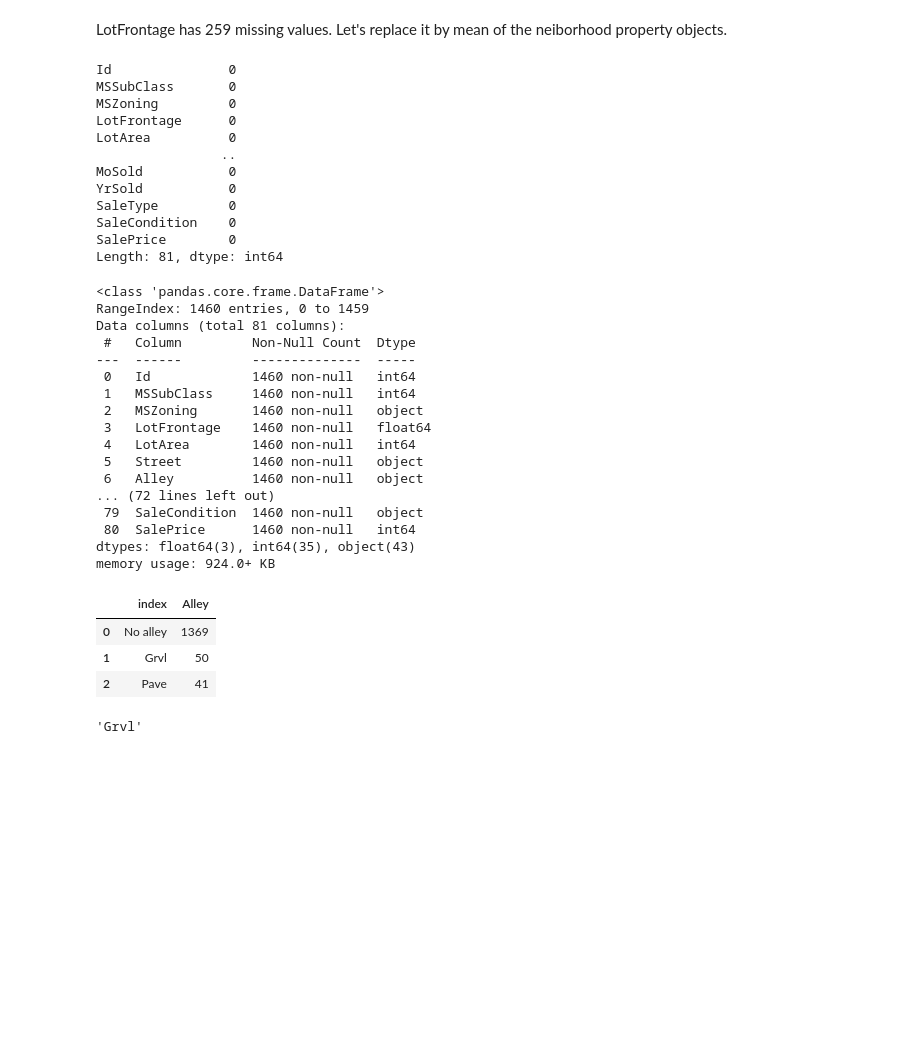
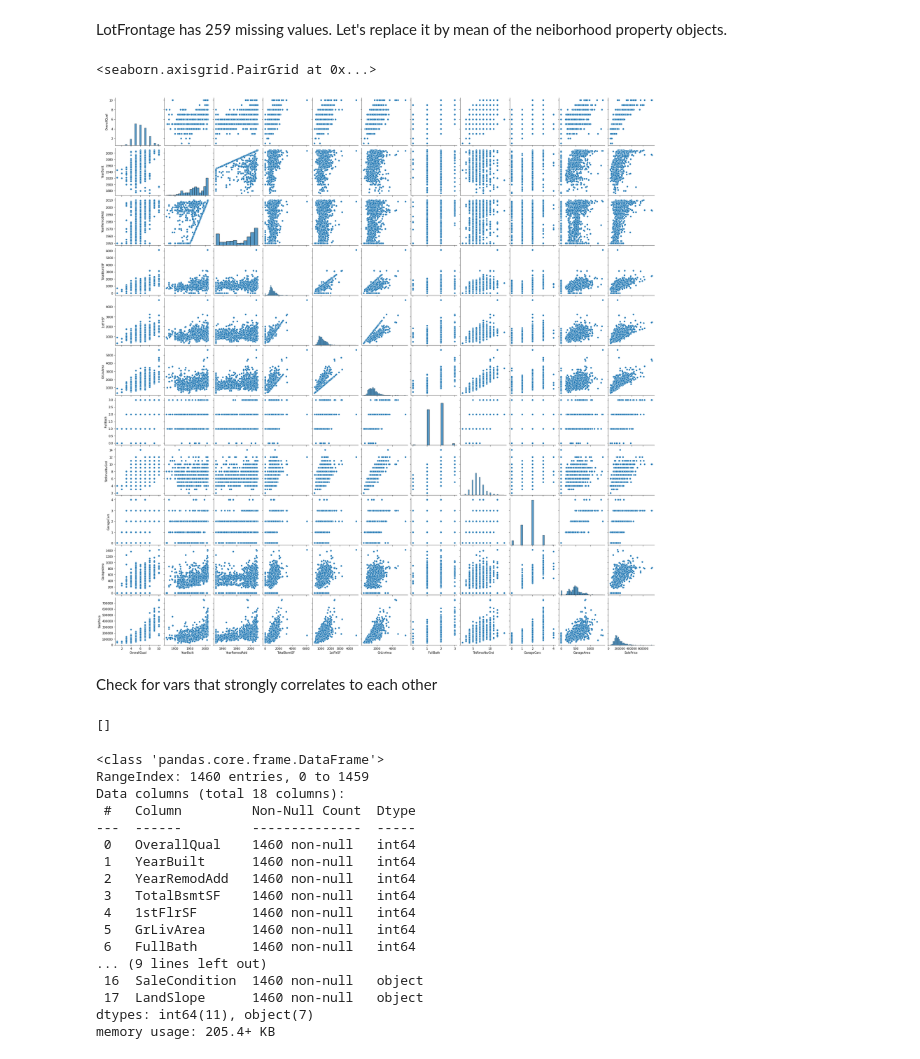
Before and after one commit to myredex/kaggle_house_price_prediction, a Jupyter notebook: kaggle-house-prices-basics.ipynb, the cells around one changed output. Cells and saved outputs as stored; diff of their text form; code cells hidden in the pictures; blank space fills up the shorter version.

```diff
--- a/kaggle-house-prices-basics.ipynb
+++ b/kaggle-house-prices-basics.ipynb
@@ -645,0 +652,6 @@ Length: 81, dtype: int64
+# %%
+important_num_cols = list(train.corr()["SalePrice"][(train.corr()["SalePrice"]>0.50) | (train.corr()["SalePrice"]<-0.50)].index)
+cat_cols = ["MSZoning", "Utilities","BldgType","Heating","KitchenQual","SaleCondition","LandSlope"]
+important_cols = important_num_cols + cat_cols
+train_df = train[important_cols]
+train_df.head()
@@ -666,15 +693,7 @@ train['MiscFeature']=train['MiscFeature'].fillna('None')
-# %%
-train.isnull().sum()
-# %% [output]
-Id               0
-MSSubClass       0
-MSZoning         0
-LotFrontage      0
-LotArea          0
-                ..
-MoSold           0
-YrSold           0
-SaleType         0
-SaleCondition    0
-SalePrice        0
-Length: 81, dtype: int64
+# %%
+sns.pairplot(train_df[important_cols])
+# %% [output]
+<seaborn.axisgrid.PairGrid at 0x...>
+[figure, added]
+# %% [markdown]
+Check for vars that strongly correlates to each other
@@ -681,20 +723,25 @@ Length: 81, dtype: int64
+# %%
+# Run function and get the list of vars
+get_vars_list_with_strong_correlation(train_df)
+# %% [output]
+[]
 # %%
-train.info()
+train_df.info()
 # %% [output]
 <class 'pandas.core.frame.DataFrame'>
 RangeIndex: 1460 entries, 0 to 1459
-Data columns (total 81 columns):
+Data columns (total 18 columns):
  #   Column         Non-Null Count  Dtype
 ---  ------         --------------  -----
- 0   Id             1460 non-null   int64
- 1   MSSubClass     1460 non-null   int64
- 2   MSZoning       1460 non-null   object
- 3   LotFrontage    1460 non-null   float64
- 4   LotArea        1460 non-null   int64
- 5   Street         1460 non-null   object
- 6   Alley          1460 non-null   object
-... (72 lines left out)
- 79  SaleCondition  1460 non-null   object
- 80  SalePrice      1460 non-null   int64
-dtypes: float64(3), int64(35), object(43)
-memory usage: 924.0+ KB
+ 0   OverallQual    1460 non-null   int64
+ 1   YearBuilt      1460 non-null   int64
+ 2   YearRemodAdd   1460 non-null   int64
+ 3   TotalBsmtSF    1460 non-null   int64
+ 4   1stFlrSF       1460 non-null   int64
+ 5   GrLivArea      1460 non-null   int64
+ 6   FullBath       1460 non-null   int64
+... (9 lines left out)
+ 16  SaleCondition  1460 non-null   object
+ 17  LandSlope      1460 non-null   object
+dtypes: int64(11), object(7)
+memory usage: 205.4+ KB
@@ -744,12 +781,0 @@ x.reset_index(inplace=True)
-# %%
-#x.reset_index(inplace=True)
-x.head()
-# %% [output]
-|  | index | Alley |
-| 0 | No alley | 1369 |
-| 1 | Grvl | 50 |
-| 2 | Pave | 41 |
-# %%
-x.iloc[1,0]
-# %% [output]
-'Grvl'
```
Also changed, not shown: parts of 21 cells of this notebook.
